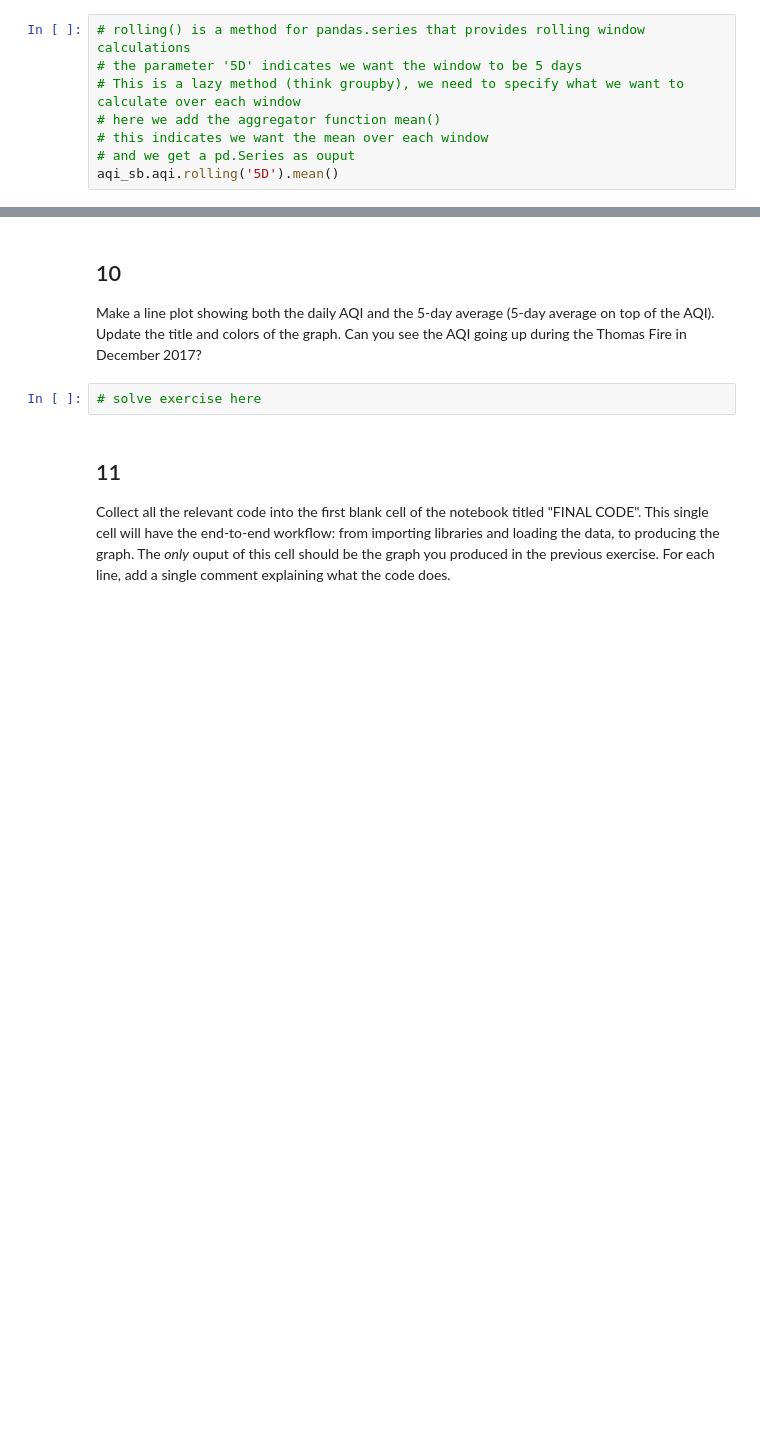
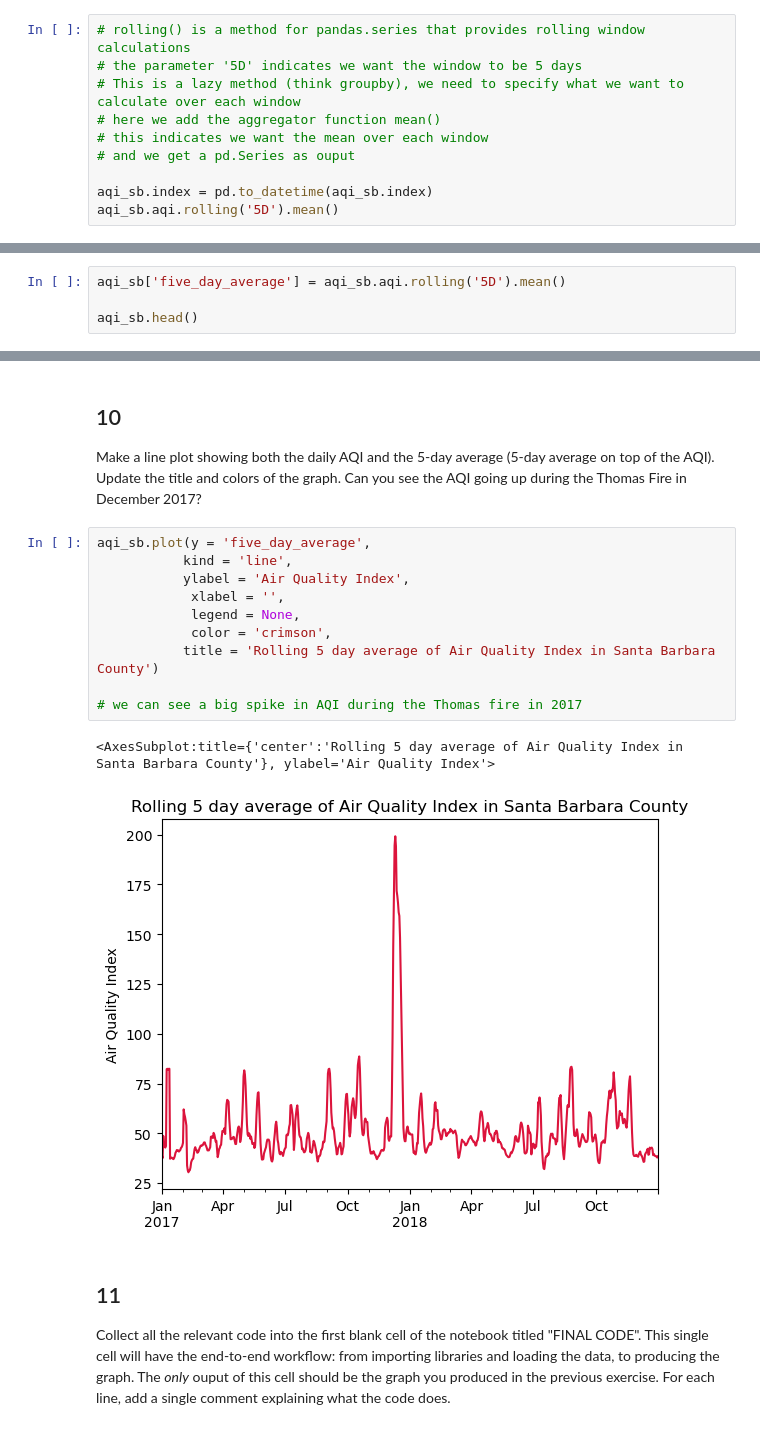
Before and after one commit to shmuir/eds220-hwk-2, a Jupyter notebook: hwk2-task2-aqi.ipynb, the cells around one changed output, grey strips where cells are left out. Cells and saved outputs as stored; diff of their text form; blank space fills up the shorter version.

```diff
--- a/hwk2-task2-aqi.ipynb
+++ b/hwk2-task2-aqi.ipynb
@@ -201,5 +229,7 @@ https://pandas.pydata.org/pandas-docs/stable/reference/api/pandas.Series.rolling
 # here we add the aggregator function mean()
 # this indicates we want the mean over each window
 # and we get a pd.Series as ouput
+
+aqi_sb.index = pd.to_datetime(aqi_sb.index)
 aqi_sb.aqi.rolling('5D').mean()
 # %% [output]
@@ -212,0 +253,4 @@ Without creating any new variables, add the mean of the AQI over a 5-day rolling
+# %%
+aqi_sb['five_day_average'] = aqi_sb.aqi.rolling('5D').mean()
+
+aqi_sb.head()
@@ -213,8 +265,19 @@ Without creating any new variables, add the mean of the AQI over a 5-day rolling
 # %% [markdown]
 ## 10
 Make a line plot showing both the daily AQI and the 5-day average (5-day average on top of the AQI). Update the title and colors of the graph. Can you see the AQI going up during the Thomas Fire in December 2017?
-# %%
-# solve exercise here
+# %%
+aqi_sb.plot(y = 'five_day_average',
+           kind = 'line',
+           ylabel = 'Air Quality Index',
+            xlabel = '',
+            legend = None,
+            color = 'crimson',
+           title = 'Rolling 5 day average of Air Quality Index in Santa Barbara County')
+
+# we can see a big spike in AQI during the Thomas fire in 2017
+# %% [output]
+<AxesSubplot:title={'center':'Rolling 5 day average of Air Quality Index in Santa Barbara County'}, ylabel='Air Quality Index'>
+[figure, added]
 # %% [markdown]
 ## 11
 
```
Also changed, not shown: parts of 8 cells of this notebook, 1 other file.
